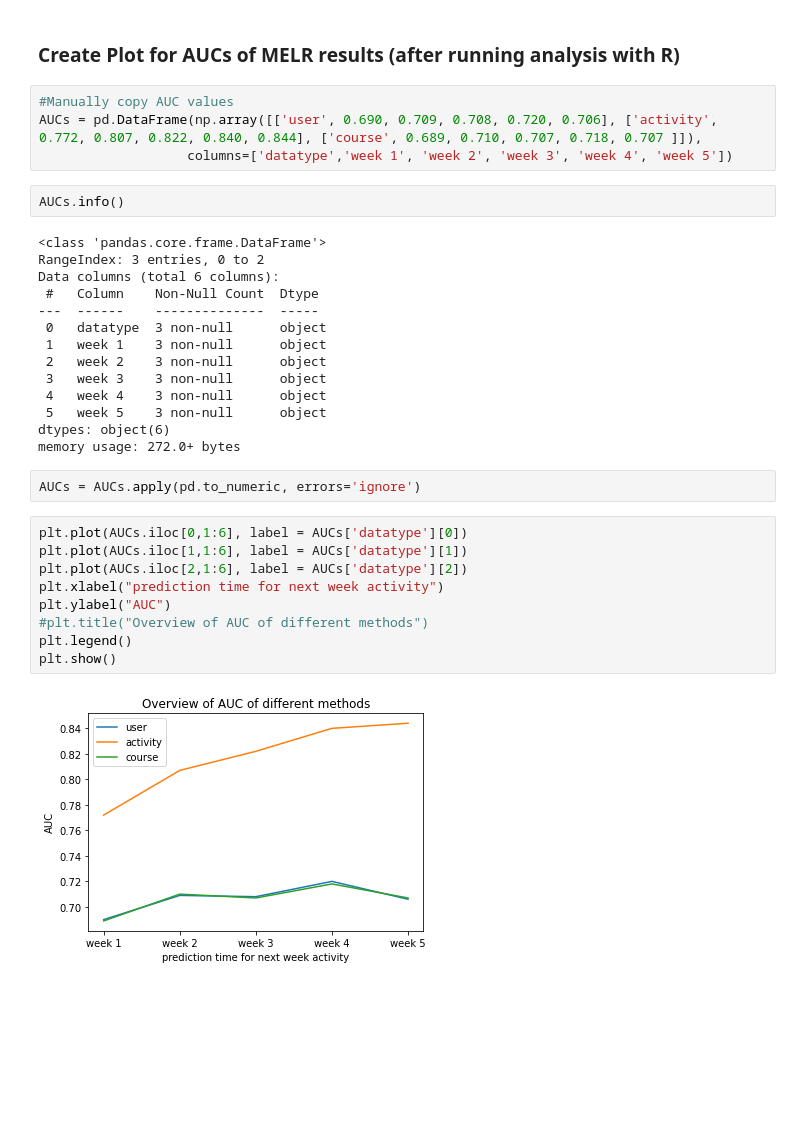
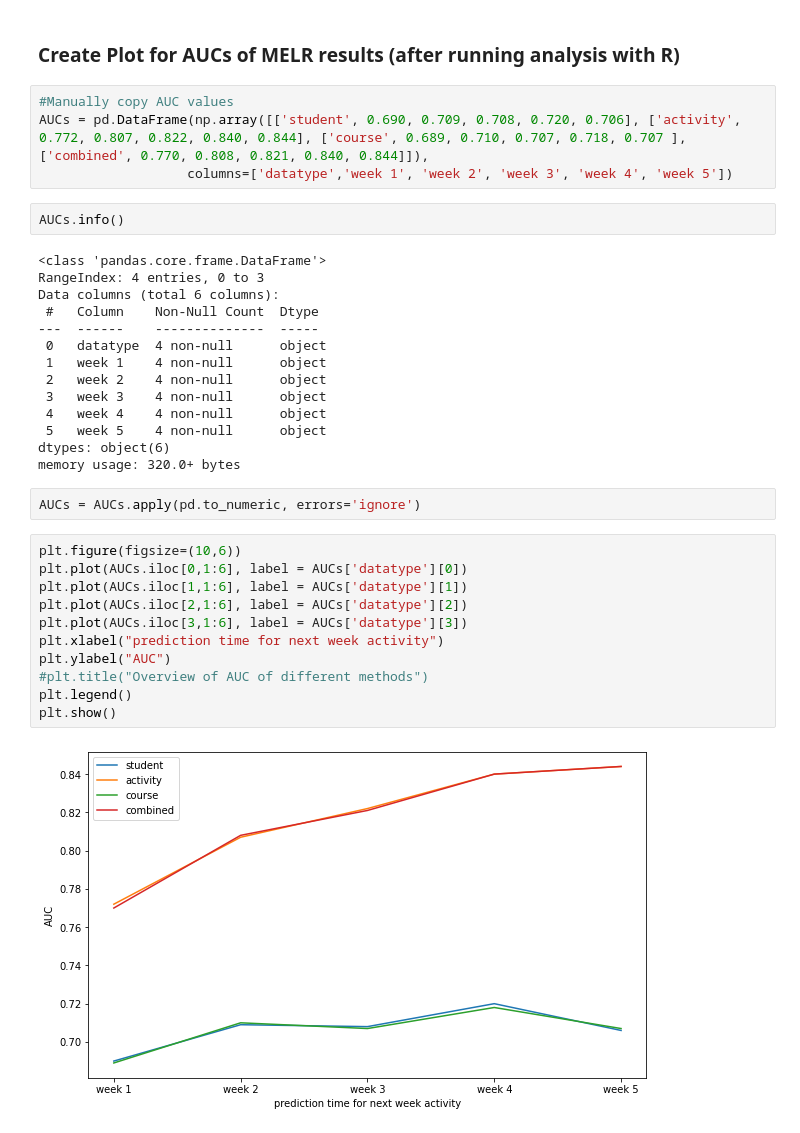
Before and after one commit to matteorusso/AIED, a Jupyter notebook: dataset_construction_MELR.ipynb, the cells around one changed output. Saved outputs shown, nothing was run; the diff lists cells and outputs as text; blank space fills up the shorter version.

Commit message:
updated plot in the file used in our paper

```diff
--- a/dataset_construction_MELR.ipynb
+++ b/dataset_construction_MELR.ipynb
@@ -528,34 +528,36 @@ new_test.to_csv('data/new_test_MELR.csv')
 ### Create Plot for AUCs of MELR results (after running analysis with R)
 # %%
 #Manually copy AUC values
-AUCs = pd.DataFrame(np.array([['user', 0.690, 0.709, 0.708, 0.720, 0.706], ['activity', 0.772, 0.807, 0.822, 0.840, 0.844], ['course', 0.689, 0.710, 0.707, 0.718, 0.707 ]]),
+AUCs = pd.DataFrame(np.array([['student', 0.690, 0.709, 0.708, 0.720, 0.706], ['activity', 0.772, 0.807, 0.822, 0.840, 0.844], ['course', 0.689, 0.710, 0.707, 0.718, 0.707 ], ['combined', 0.770, 0.808, 0.821, 0.840, 0.844]]),
                    columns=['datatype','week 1', 'week 2', 'week 3', 'week 4', 'week 5'])
 # %%
 AUCs.info()
 # %% [output]
 <class 'pandas.core.frame.DataFrame'>
-RangeIndex: 3 entries, 0 to 2
+RangeIndex: 4 entries, 0 to 3
 Data columns (total 6 columns):
  #   Column    Non-Null Count  Dtype
 ---  ------    --------------  -----
- 0   datatype  3 non-null      object
- 1   week 1    3 non-null      object
- 2   week 2    3 non-null      object
- 3   week 3    3 non-null      object
- 4   week 4    3 non-null      object
- 5   week 5    3 non-null      object
+ 0   datatype  4 non-null      object
+ 1   week 1    4 non-null      object
+ 2   week 2    4 non-null      object
+ 3   week 3    4 non-null      object
+ 4   week 4    4 non-null      object
+ 5   week 5    4 non-null      object
 dtypes: object(6)
-memory usage: 272.0+ bytes
+memory usage: 320.0+ bytes
 # %%
 AUCs = AUCs.apply(pd.to_numeric, errors='ignore')
 # %%
+plt.figure(figsize=(10,6))
 plt.plot(AUCs.iloc[0,1:6], label = AUCs['datatype'][0])
 plt.plot(AUCs.iloc[1,1:6], label = AUCs['datatype'][1])
 plt.plot(AUCs.iloc[2,1:6], label = AUCs['datatype'][2])
+plt.plot(AUCs.iloc[3,1:6], label = AUCs['datatype'][3])
 plt.xlabel("prediction time for next week activity")
 plt.ylabel("AUC")
 #plt.title("Overview of AUC of different methods")
 plt.legend()
 plt.show()
 # %% [output]
-[figure, old version]
+[figure, new version]
```
